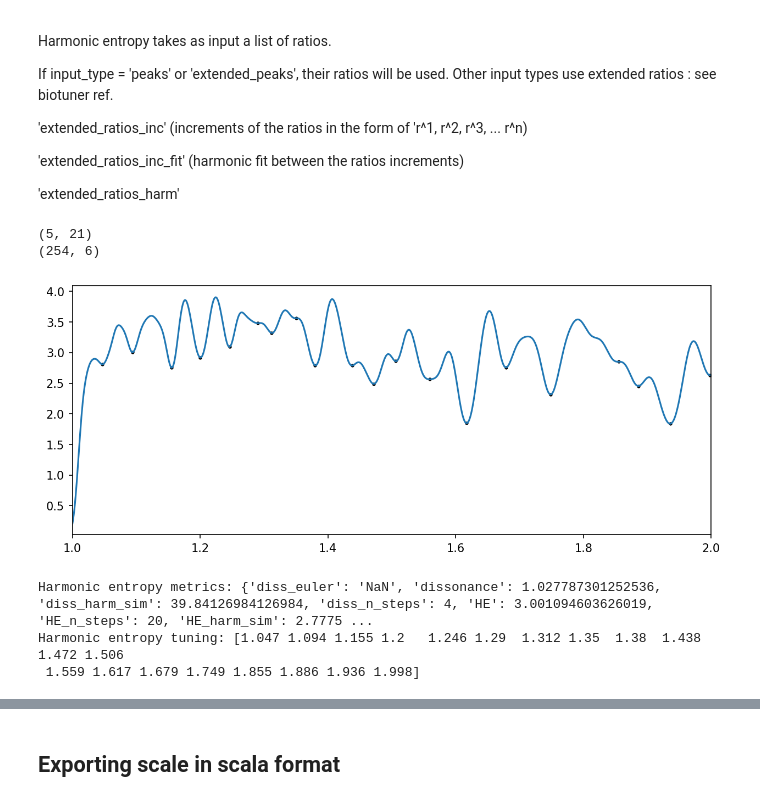
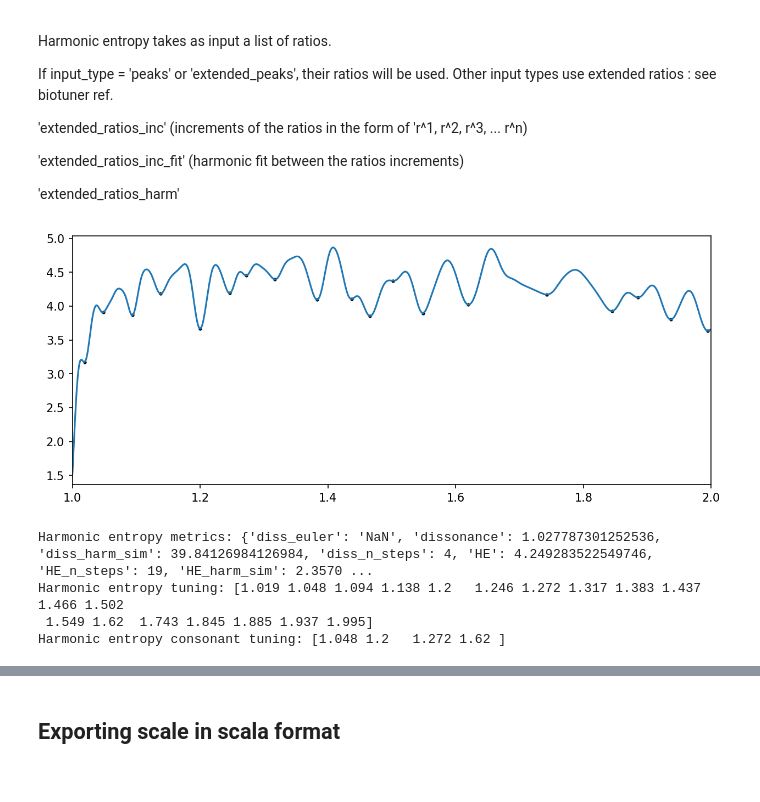
Before and after one commit to AntoineBellemare/biotuner, a Jupyter notebook: biotuner_object.ipynb, the cells around one changed output, grey strips where cells are left out. Cells and saved outputs as stored; diff of their text form; code cells hidden in the pictures.

```diff
--- a/biotuner_object.ipynb
+++ b/biotuner_object.ipynb
@@ -129,19 +118,21 @@ Other input types use extended ratios : see biotuner ref.
 
 'extended_ratios_harm'
 # %%
-biotuning.peaks_extension(method = 'consonant_harmonic_fit', harm_function = 'mult',  n_harm = 20, cons_limit = 0.1, ratios_extension = True)
-biotuning.compute_harmonic_entropy(input_type = 'extended_ratios_inc_fit', plot_entropy = True, octave = 2, rebound = False, sub=False)
+biotuning.peaks_extension(method = 'consonant_harmonic_fit', harm_function = 'mult',  n_harm = 20,
+                          cons_limit = 0.1, ratios_extension = True)
+biotuning.compute_harmonic_entropy(input_type = 'extended_ratios_inc', plot_entropy = True, octave = 2, rebound = False,
+                                   scale_cons_limit = 0.01, sub=False)
 # %% [output]
-(5, 21)
-(254, 6)
-[figure, old version]
+[figure, new version]
 # %%
 print('Harmonic entropy metrics:', biotuning.scale_metrics)
 print('Harmonic entropy tuning:', biotuning.HE_scale)
+print('Harmonic entropy consonant tuning:', biotuning.HE_scale_cons)
 # %% [output]
-Harmonic entropy metrics: {'diss_euler': 'NaN', 'dissonance': 1.027787301252536, 'diss_harm_sim': 39.84126984126984, 'diss_n_steps': 4, 'HE': 3.001094603626019, 'HE_n_steps': 20, 'HE_harm_sim': 2.7775 ...
-Harmonic entropy tuning: [1.047 1.094 1.155 1.2   1.246 1.29  1.312 1.35  1.38  1.438 1.472 1.506
- 1.559 1.617 1.679 1.749 1.855 1.886 1.936 1.998]
+Harmonic entropy metrics: {'diss_euler': 'NaN', 'dissonance': 1.027787301252536, 'diss_harm_sim': 39.84126984126984, 'diss_n_steps': 4, 'HE': 4.249283522549746, 'HE_n_steps': 19, 'HE_harm_sim': 2.3570 ...
+Harmonic entropy tuning: [1.019 1.048 1.094 1.138 1.2   1.246 1.272 1.317 1.383 1.437 1.466 1.502
+ 1.549 1.62  1.743 1.845 1.885 1.937 1.995]
+Harmonic entropy consonant tuning: [1.048 1.2   1.272 1.62 ]
 # %%
 ### If you want the tuning in fraction
 scale_frac, num, denom = scale2frac (biotuning.HE_scale, maxdenom = 100)
```
Also changed, not shown: parts of 11 cells of this notebook, 3 other files.
